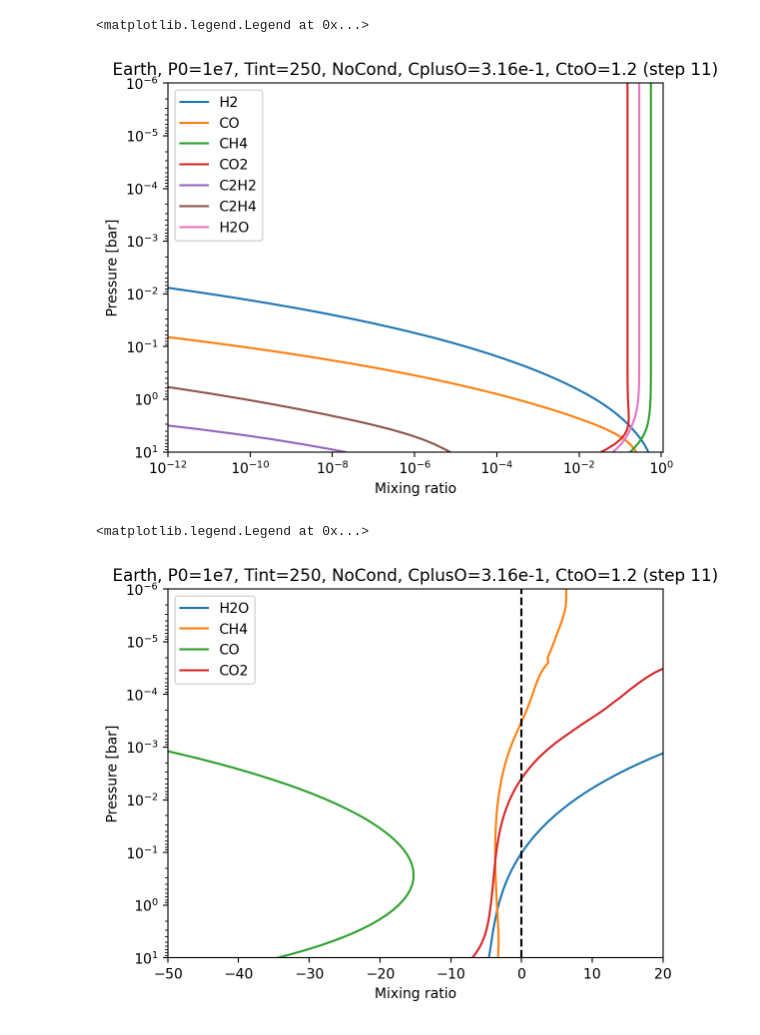
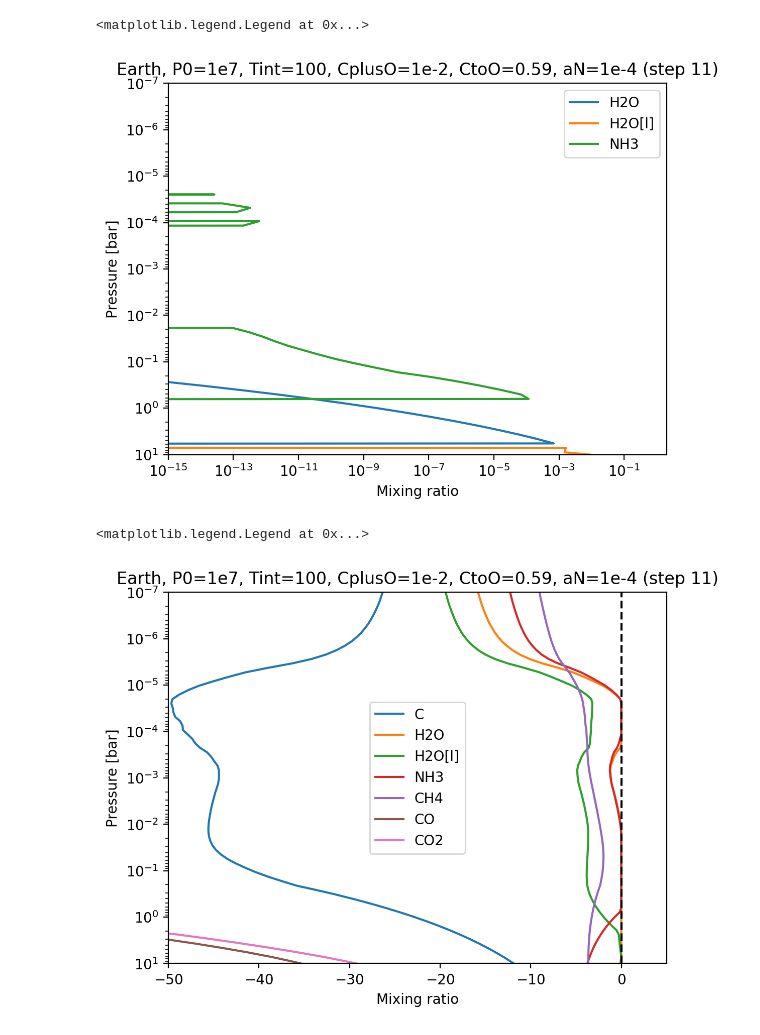
Before and after one commit to DavidDahlbudding/chelio, a Jupyter notebook: analyze/analyze_TP+chemistry.ipynb, the cells around one changed output. Cells and saved outputs as stored; diff of their text form; code cells hidden in the pictures.

```diff
--- a/analyze/analyze_TP+chemistry.ipynb
+++ b/analyze/analyze_TP+chemistry.ipynb
@@ -172,52 +301,41 @@ plt.show()
 # %%
-# plot mixing ratios for certain step
+# plot the dust "mixing ratios"
 i = len(mols)-1
-plot_mass_mr = False
 
-threshold = None
+threshold = 1e-12
 
 if threshold is not None:
-    mask = mols[i] > threshold
+    mask = dusts[i] > threshold
     mask = np.any(mask, axis=0)
 else:
-    target_molecules = ['H2', 'H2O', 'CO2', 'CO', 'CH4', 'C2H2', 'C2H4']
-    mask = np.isin(mol_names, target_molecules)
+    target_molecules = dust_names #['H2', 'H2O', 'H2O[l]', 'CO2', 'CO', 'CH4', 'NH3']
+    mask = np.isin(dust_names, target_molecules)
     #sort = np.argsort(mols[i][:,mask].max(axis=0))[::-1]
 
-if plot_mass_mr:
-    try:
-        masses = [species_lib[name].weight for name in mol_names[mask]]
-    except:
-        raise KeyError("Error calculating mass: molecule name not found.")
+#print(supersats[i][:,mask])
+plt.plot(dusts[i][:,mask], PTs[i][:,0], label=dust_names[mask])
+plt.vlines(0, PTs[i][0,0], PTs[i][-1,0], linestyle='dashed', color='black')
 
-    plt.plot(mols[i][:,mask]*masses/mus[i][:,None], PTs[i][:,0], label=mol_names[mask])
-else:
-    plt.plot(mols[i][:,mask], PTs[i][:,0], label=mol_names[mask])
-
-xlog = True
-if xlog:
-    plt.xscale('log')
-    plt.xlim(1e-12, 1.1e0)
-else:
-    plt.xlim(0, 1.05)
+plt.xscale('log')
+plt.xlim(1e-15, 2e0)
 
 plt.yscale('log')
-plt.ylim(PTs[0][0,0], PTs[0][-1,0]*1e1)
+plt.ylim(PTs[0][0,0], PTs[0][-1,0]*1e0)
 
 if plot_mass_mr:
     plt.xlabel('Mass mixing ratio')
 else:
     plt.xlabel('Mixing ratio')
 plt.ylabel('Pressure [bar]')
 #plt.title(f'Mass mixing ratios for step {i}')
 plt.title(name.replace("_", ", ") + f' (step {i})')
 
 plt.legend()
 # %% [output]
 <matplotlib.legend.Legend at 0x...>
-[figure, old version]
+[figure, new version]
 # %%
-# plot the supersaturation ratios
+# plot abundances of dust species
 i = len(mols)-1
 
 threshold = None
@@ -226,7 +344,7 @@ if threshold is not None:
     mask = mols[i] > threshold
     mask = np.any(mask, axis=0)
 else:
-    target_molecules = ['H2', 'H2O', 'CO2', 'CO', 'CH4', 'C2H2', 'C2H4']
+    target_molecules = dust_names #['H2', 'H2O', 'H2O[l]', 'CO2', 'CO', 'CH4', 'NH3']
     mask = np.isin(dust_names, target_molecules)
     #sort = np.argsort(mols[i][:,mask].max(axis=0))[::-1]
 
@@ -234,10 +352,10 @@ else:
 plt.plot(supersats[i][:,mask], PTs[i][:,0], label=dust_names[mask])
 plt.vlines(0, PTs[i][0,0], PTs[i][-1,0], linestyle='dashed', color='black')
 
-plt.xlim(-50, 20)
+plt.xlim(-50, 5)
 
 plt.yscale('log')
-plt.ylim(PTs[0][0,0], PTs[0][-1,0]*1e1)
+plt.ylim(PTs[0][0,0], PTs[0][-1,0]*1e0)
 
 if plot_mass_mr:
     plt.xlabel('Mass mixing ratio')
@@ -250,4 +368,4 @@ plt.title(name.replace("_", ", ") + f' (step {i})')
 plt.legend()
 # %% [output]
 <matplotlib.legend.Legend at 0x...>
-[figure, old version]
+[figure, new version]
```
Also changed, not shown: parts of 7 cells of this notebook, 20 other files.
